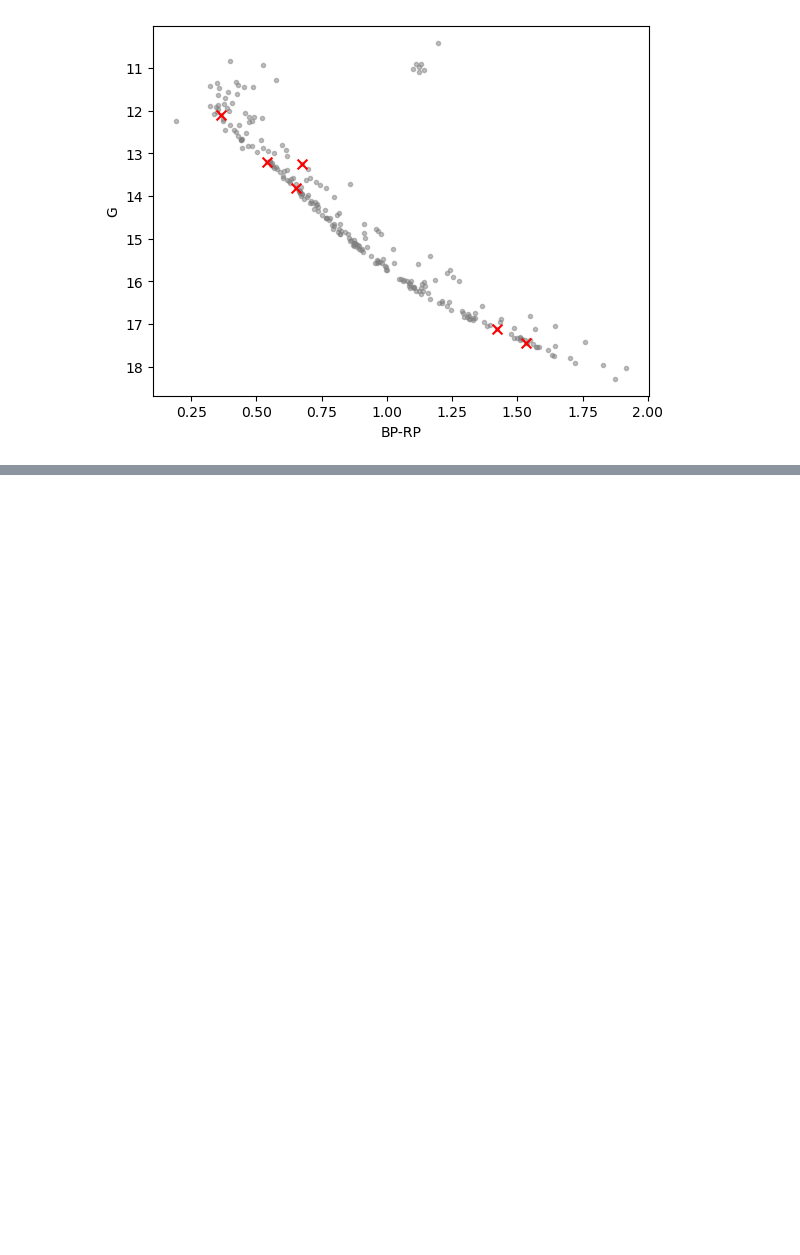
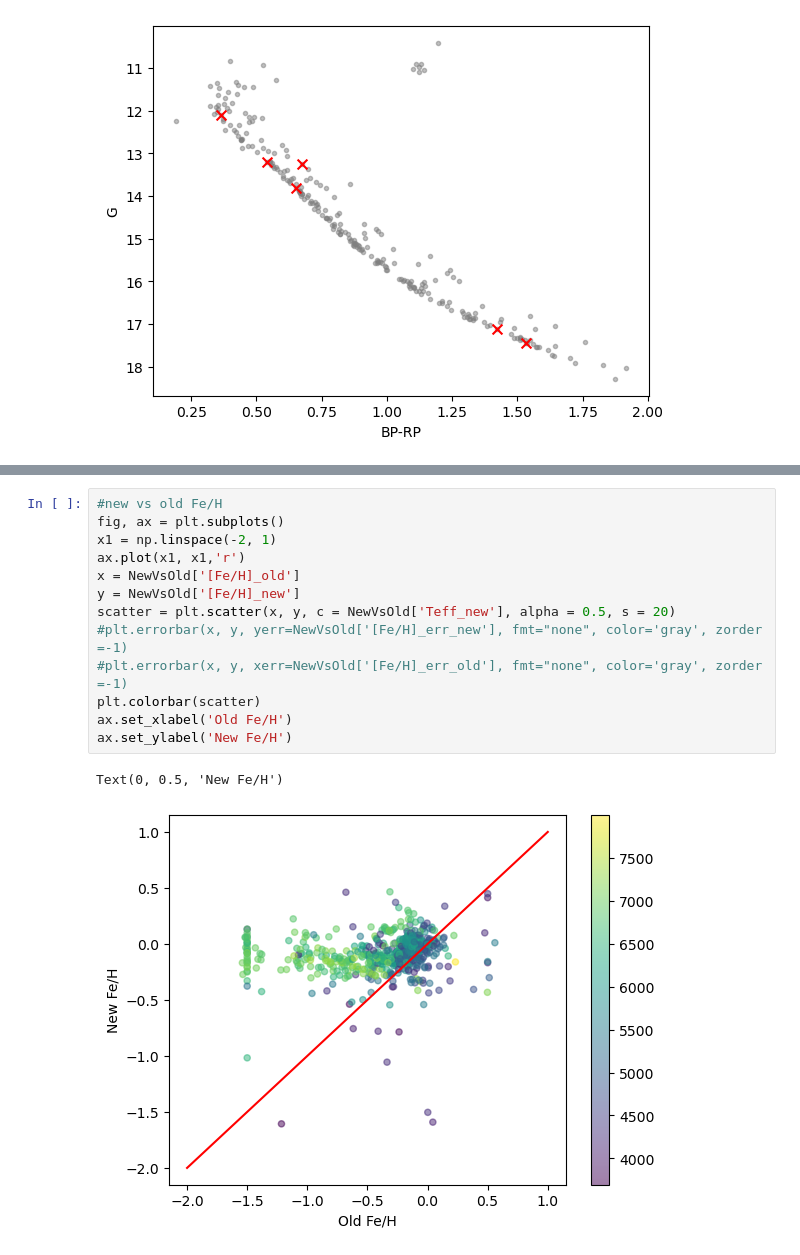
Before and after one commit to ella918/Summer-Research, a Jupyter notebook: 6811CombiningData.ipynb, the cells around one changed output, grey strips where cells are left out. Drawn from its saved outputs; the diff is of its cells as text; blank space fills up the shorter version.

```diff
--- a/6811CombiningData.ipynb
+++ b/6811CombiningData.ipynb
@@ -258,0 +388,16 @@ Text(0, 0.5, 'G')
+# %%
+#new vs old Fe/H
+fig, ax = plt.subplots()
+x1 = np.linspace(-2, 1)
+ax.plot(x1, x1,'r')
+x = NewVsOld['[Fe/H]_old']
+y = NewVsOld['[Fe/H]_new']
+scatter = plt.scatter(x, y, c = NewVsOld['Teff_new'], alpha = 0.5, s = 20)
+#plt.errorbar(x, y, yerr=NewVsOld['[Fe/H]_err_new'], fmt="none", color='gray', zorder =-1)
+#plt.errorbar(x, y, xerr=NewVsOld['[Fe/H]_err_old'], fmt="none", color='gray', zorder =-1)
+plt.colorbar(scatter)
+ax.set_xlabel('Old Fe/H')
+ax.set_ylabel('New Fe/H')
+# %% [output]
+Text(0, 0.5, 'New Fe/H')
+[figure, added]
```
Also changed, not shown: parts of 31 cells of this notebook, 2 other files.
